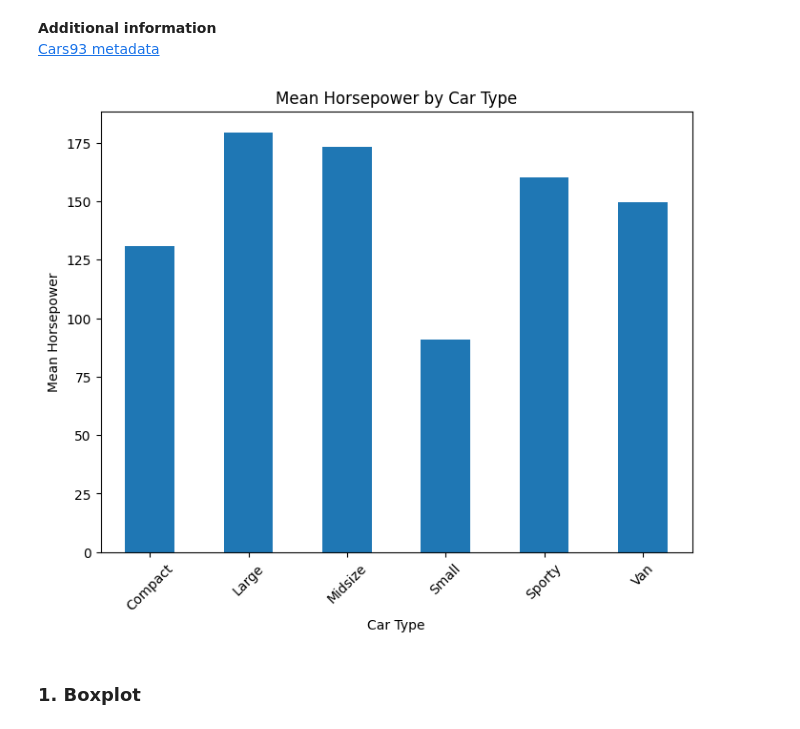
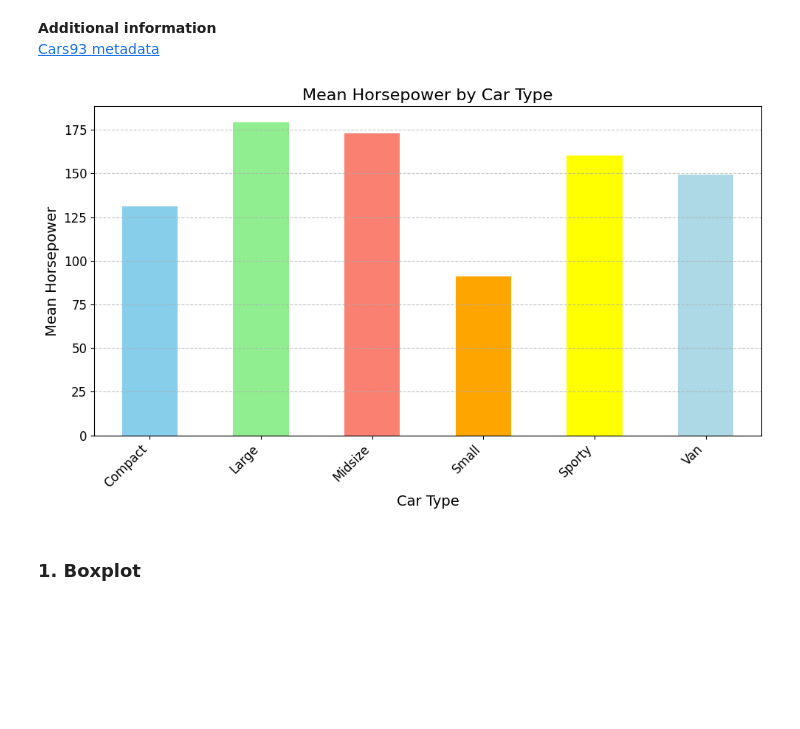
Before and after one commit to Mikemupararano/car_data_visualisation, a Jupyter notebook: data_viz_task.ipynb, the cells around one changed output. Drawn from its saved outputs; the diff is of its cells as text; code cells hidden in the pictures; blank space fills up the shorter version.

Commit message:
Added some colors to each bin in boxplot.

```diff
--- a/data_viz_task.ipynb
+++ b/data_viz_task.ipynb
@@ -12,23 +12,42 @@ import numpy as np
 # %%
 # Load data
 # Load the dataset
 import pandas as pd
 import matplotlib.pyplot as plt
-
+s = ['skyblue', 'lightgreen', 'salmon'
+# mean_
 # Load the dataset
 df = pd.read_csv('Cars93.csv')
+import matplotlib.pyplot as plt
 
-# Calculate mean horsepower for each car type
-mean_hp_by_type = df.groupby('Type')['Horsepower'].mean()
-plt.figure(figsize=(8, 6))
-mean_hp_by_type.plot(kind='bar')
-plt.title('Mean Horsepower by Car Type')
-plt.xlabel('Car Type')
-plt.ylabel('Mean Horsepower')
-plt.xticks(rotation=45)
+# Define colors for each bar
+colors = ['skyblue', 'lightgreen', 'salmon', 'orange', 'yellow', 'lightblue', 'lightcoral']
+, 'orange', 'yellow', 'lightblue', 'lightcoral']
+#  Calculate mean horsepower for each car type
+
+# Plot bar plot with different colors for each bar
+plt.figure(figsize=(10, 6))
+mean_hp_by_type.plot(kind='bar', color=colors)
+plt.title('Mean Horsepower by Car Type', fontsize=16)
+plt.xlabel('Car Type', fontsize=14)
+plt.ylabel('Mean Horsepower', fontsize=14)
+plt.xticks(rotation=45, ha='right', fontsize=12)
+plt.yticks(fontsize=12)
+plt.grid(axis='y', linestyle='--', alpha=0.7)
+plt.tight_layout()
 plt.show()
+
+# # Define colors for each bar
+# colorhp_by_type = df.groupby('Type')['Horsepower'].mean()
+# plt.figure(figsize=(8, 6))
+# mean_hp_by_type.plot(kind='bar')
+# plt.title('Mean Horsepower by Car Type')
+# plt.xlabel('Car Type')
+# plt.ylabel('Mean Horsepower')
+# plt.xticks(rotation=45)
+# plt.show()
 # %% [output]
-[figure, old version]
+[figure, new version]
 # %% [markdown]
 ### 1. Boxplot
 # %%
```
